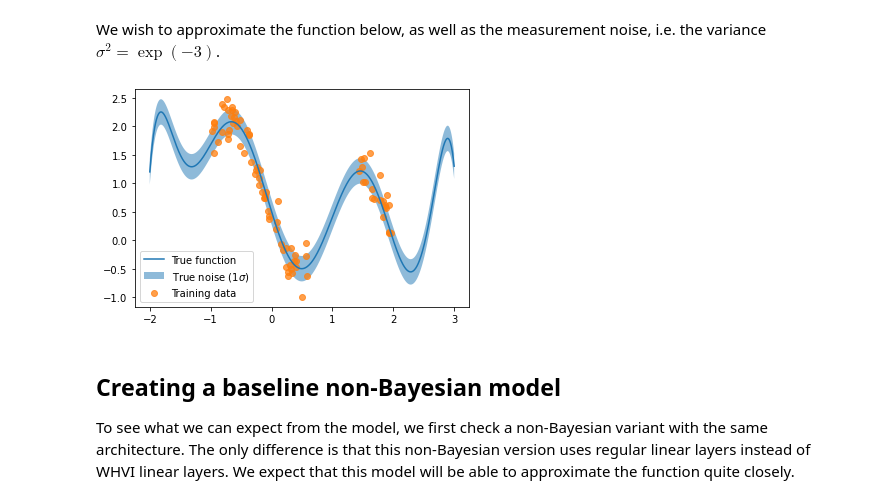
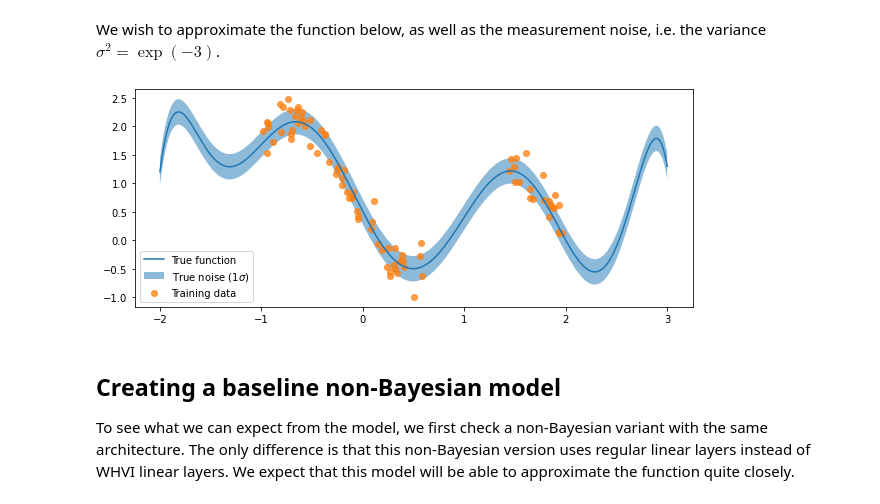
Before and after one commit to ltdung/WHVI, a Jupyter notebook: experiments/Toy example.ipynb, the cells around one changed output. Drawn from its saved outputs; the diff is of its cells as text; code cells hidden in the pictures.

```diff
--- a/experiments/Toy example.ipynb
+++ b/experiments/Toy example.ipynb
@@ -50,14 +54,16 @@ We wish to approximate the function below, as well as the measurement noise, i.e
 # %%
 import matplotlib.pyplot as plt
 
+fig, ax = plt.subplots(figsize=(10, 4))
+
 x_tmp = np.linspace(-2, 3, 1000)
-plt.plot(x_tmp, f(x_tmp), label='True function')
-plt.fill_between(x_tmp, f(x_tmp) + np.sqrt(np.exp(-3)), f(x_tmp) - np.sqrt(np.exp(-3)), alpha=0.5, label='True noise (1$\sigma$)')
-plt.scatter(x, y, alpha=0.75, label='Training data')
-plt.legend()
+ax.plot(x_tmp, f(x_tmp), label='True function')
+ax.fill_between(x_tmp, f(x_tmp) + np.sqrt(np.exp(-3)), f(x_tmp) - np.sqrt(np.exp(-3)), alpha=0.5, label='True noise (1$\sigma$)')
+ax.scatter(x, y, alpha=0.75, label='Training data')
+ax.legend()
 plt.show()
 # %% [output]
-[figure, old version]
+[figure, new version]
 # %% [markdown]
 ## Creating a baseline non-Bayesian model
 
```
Also changed, not shown: parts of 16 cells of this notebook, 1 other file.
